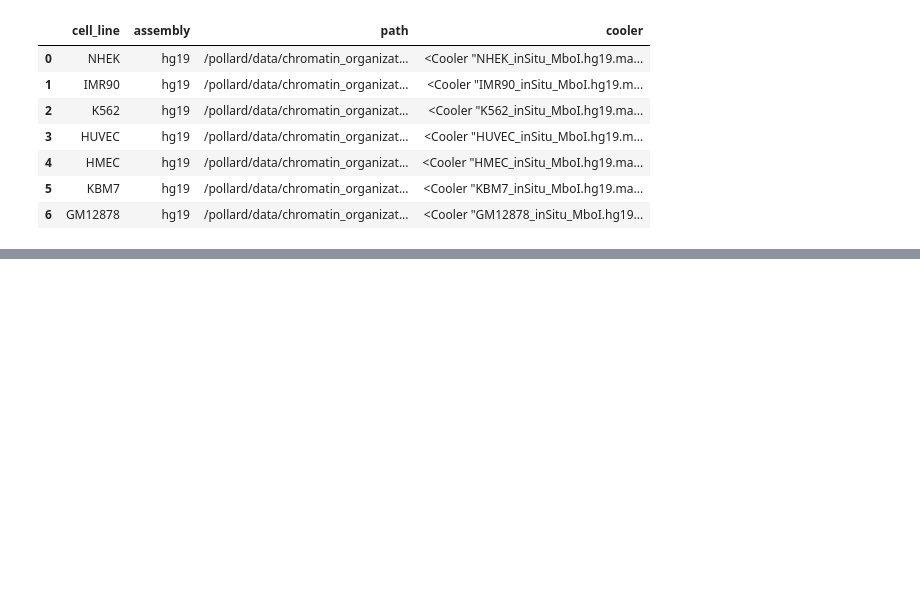
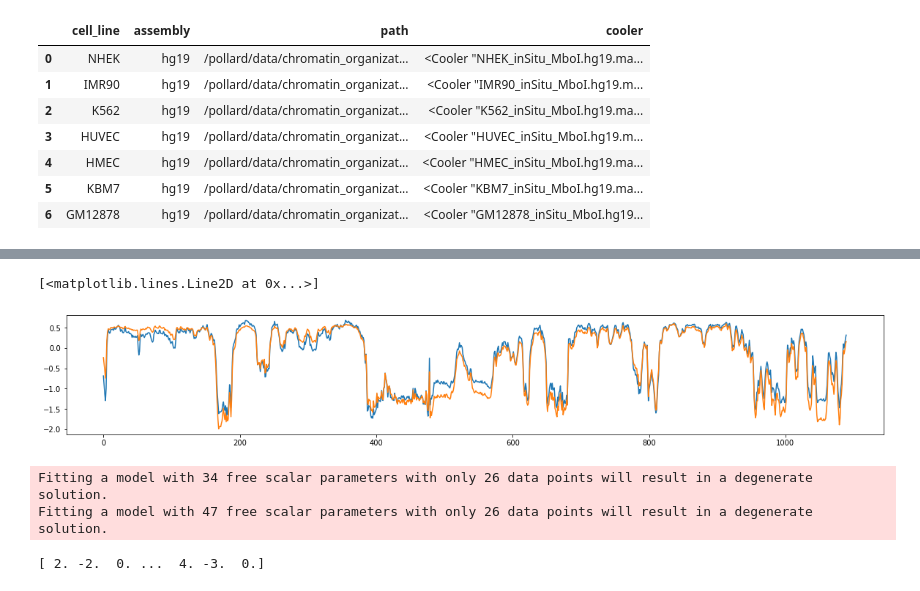
Before and after one commit to luisdiaz1997/HMM3P, a Jupyter notebook: notebooks/get_compartments.ipynb, the cells around one changed output, grey strips where cells are left out. Cells and saved outputs as stored; diff of their text form; code cells hidden in the pictures; blank space fills up the shorter version.

```diff
--- a/notebooks/get_compartments.ipynb
+++ b/notebooks/get_compartments.ipynb
@@ -25,0 +76,8 @@ gc_dict = fileprocessing.get_gc(df, fasta_file)
+# %%
+cis_val, cis_eig = eigdecomp.cooler_cis_eig(
+                c,
+                gc_dict['hg19'],
+                regions = regions,
+                n_eigs=3,
+                balance=True,
+                ignore_diags = 10, clip_percentile=99)
@@ -25,0 +91,3 @@ gc_dict = fileprocessing.get_gc(df, fasta_file)
+# %%
+masked_track = cis_eig[~cis_eig['E1'].isna()]
+get_corr(masked_track)
@@ -25,0 +112,11 @@ gc_dict = fileprocessing.get_gc(df, fasta_file)
+# %%
+cis_val2, cis_eig2 = eigdecomp.cooler_cis_eig(
+                c,
+                gc_dict['hg19'],
+                regions = [(chrom, 0, c.chromsizes[chrom]) for chrom in c.chromnames],
+                n_eigs=3,
+                balance=True,
+                ignore_diags = 10, clip_percentile=99)
+# %%
+masked_track2 = cis_eig2[~cis_eig2['E1'].isna()]
+get_corr(masked_track2)
@@ -25,0 +141,16 @@ gc_dict = fileprocessing.get_gc(df, fasta_file)
+# %%
+plt.figure(figsize=(20, 3))
+chrom = 'chr19'
+y1 = masked_track[masked_track.chrom == chrom]['E1'].values
+plt.plot(y1)
+y2 = masked_track2[masked_track2.chrom == chrom]['E1'].values
+plt.plot(y2)
+# %% [output]
+[<matplotlib.lines.Line2D at 0x...>]
+[figure, added]
+# %%
+hmm_track = HMMC.auto_analyze(cis_eig)
+# %% [output]
+Fitting a model with 34 free scalar parameters with only 26 data points will result in a degenerate solution.
+Fitting a model with 47 free scalar parameters with only 26 data points will result in a degenerate solution.
+[ 2. -2.  0. ...  4. -3.  0.]
```
Also changed, not shown: parts of 13 cells of this notebook.
